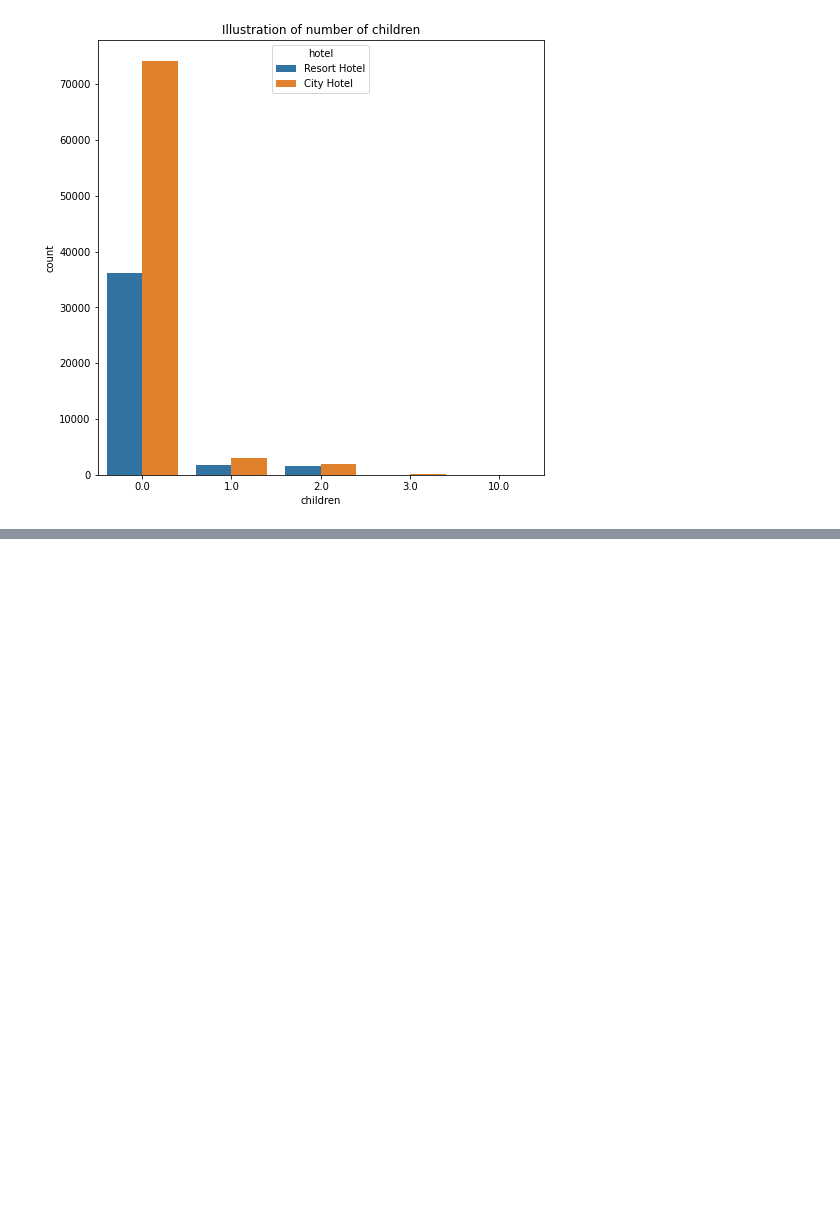
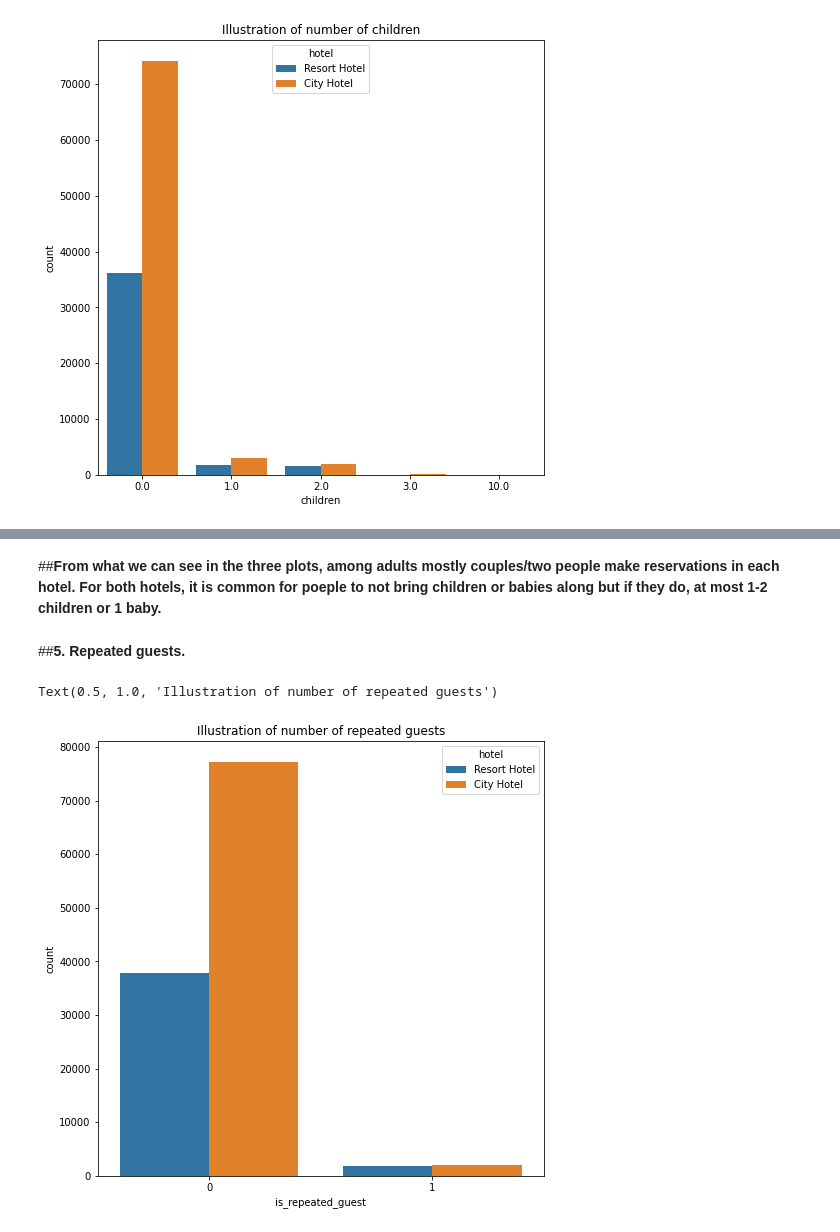
Before and after one commit to zeeshubanny/EDA-HOTEL-BOOKING, a Jupyter notebook: Hotel_Booking_Analysis_Capstone_Project.ipynb, the cells around one changed output, grey strips where cells are left out. Cells and saved outputs as stored; diff of their text form; code cells hidden in the pictures; blank space fills up the shorter version.

```diff
--- a/Hotel_Booking_Analysis_Capstone_Project.ipynb
+++ b/Hotel_Booking_Analysis_Capstone_Project.ipynb
@@ -274,0 +280,10 @@ Text(0.5, 1.0, 'Illustration of number of children')
+# %% [markdown]
+##**From what we can see in the three plots, among adults mostly couples/two people make reservations in each hotel. For both hotels, it is common for poeple to not bring children or babies along but if they do, at most 1-2 children or 1 baby.**
+# %% [markdown]
+##**5. Repeated guests.**
+# %%
+# I will again use a countplot as we will only see how many guests visited back again in each hotel.
+sns.countplot(data=hotel_data,x="is_repeated_guest",hue="hotel").set_title("Illustration of number of repeated guests")
+# %% [output]
+Text(0.5, 1.0, 'Illustration of number of repeated guests')
+[figure, added]
```
Also changed, not shown: parts of 2 cells of this notebook.
